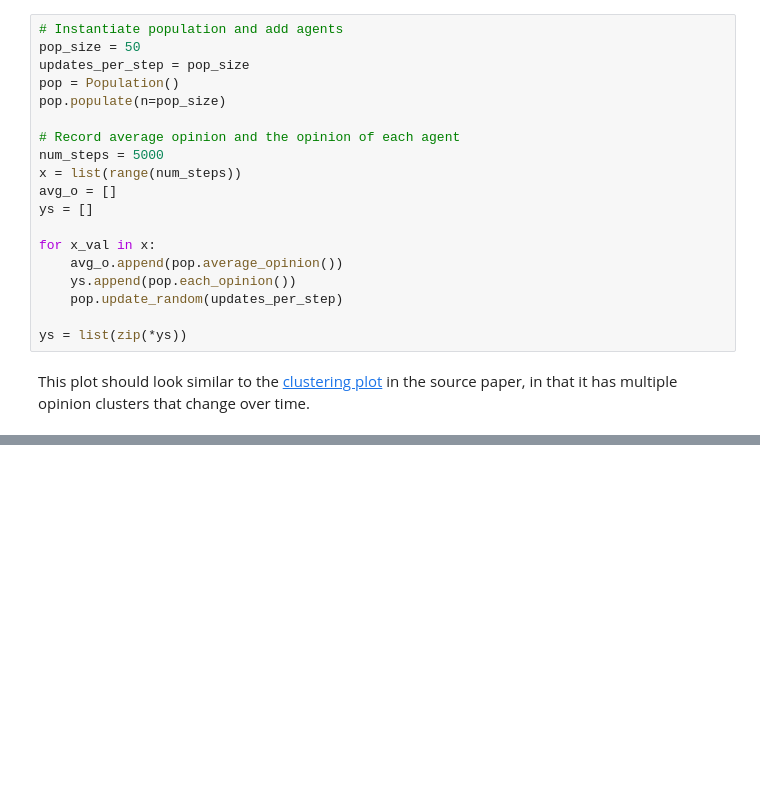
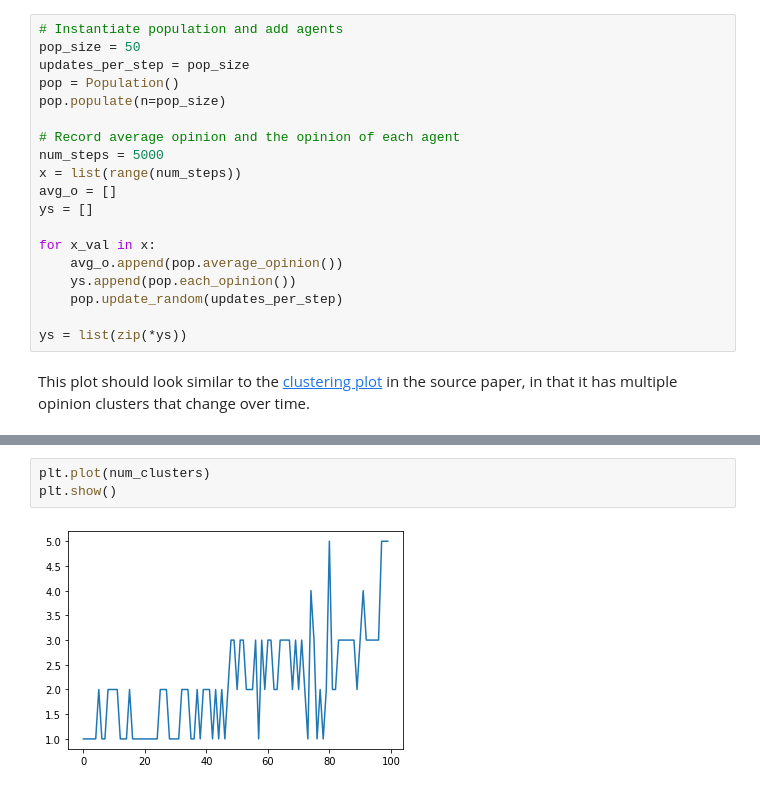
Before and after one commit to jeremycryan/social-clustering, a Jupyter notebook: code/project_notebook.ipynb, the cells around one changed output, grey strips where cells are left out. Cells and saved outputs as stored; diff of their text form; blank space fills up the shorter version.

```diff
--- a/code/project_notebook.ipynb
+++ b/code/project_notebook.ipynb
@@ -158,0 +326,5 @@ plt.show()
+# %%
+plt.plot(num_clusters)
+plt.show()
+# %% [output]
+[figure, added]
```
Also changed, not shown: parts of 9 cells of this notebook.
